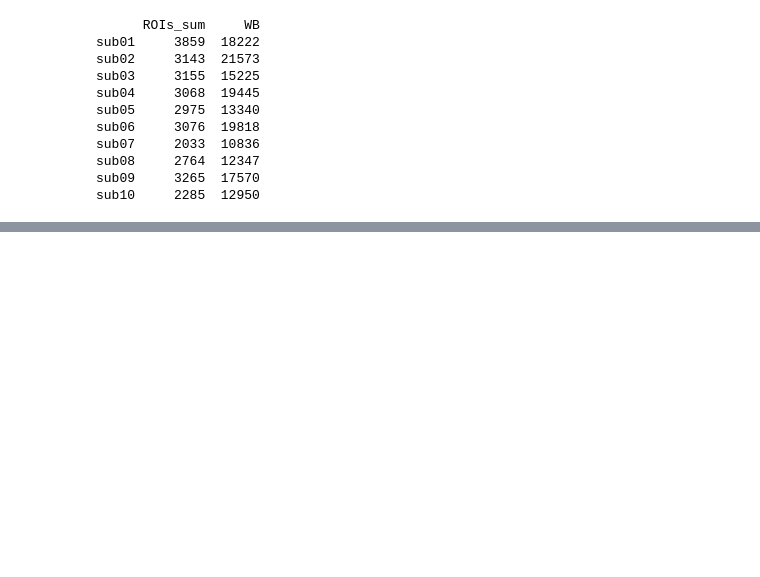
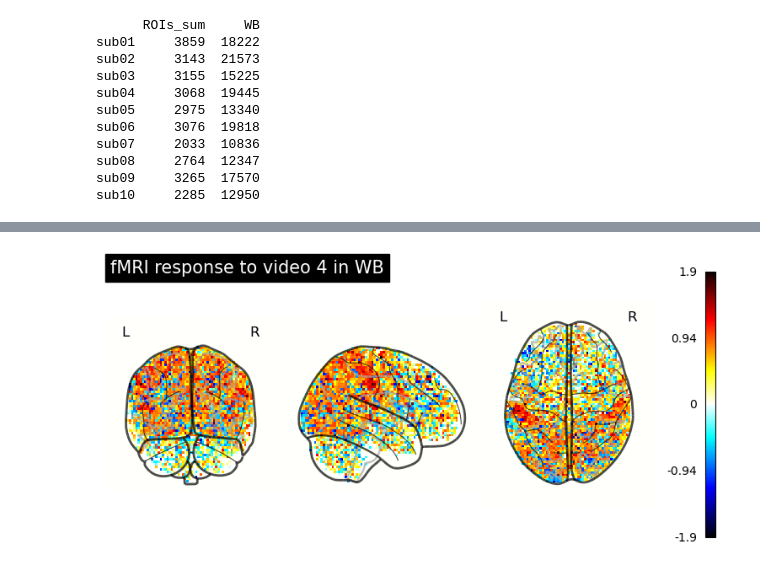
Before and after one commit to mafr22ao/Brainvision_Project, a Jupyter notebook: fmri_preprocessing.ipynb, the cells around one changed output, grey strips where cells are left out. Cells and saved outputs as stored; diff of their text form; code cells hidden in the pictures; blank space fills up the shorter version.

```diff
--- a/fmri_preprocessing.ipynb
+++ b/fmri_preprocessing.ipynb
@@ -234,0 +410,4 @@ def visualize_activity(vid_id, sub, ROI):
+# %%
+visualize_WB_activity("sub01", 3)
+# %% [output]
+[figure, added]
```
Also changed, not shown: parts of 15 cells of this notebook.
